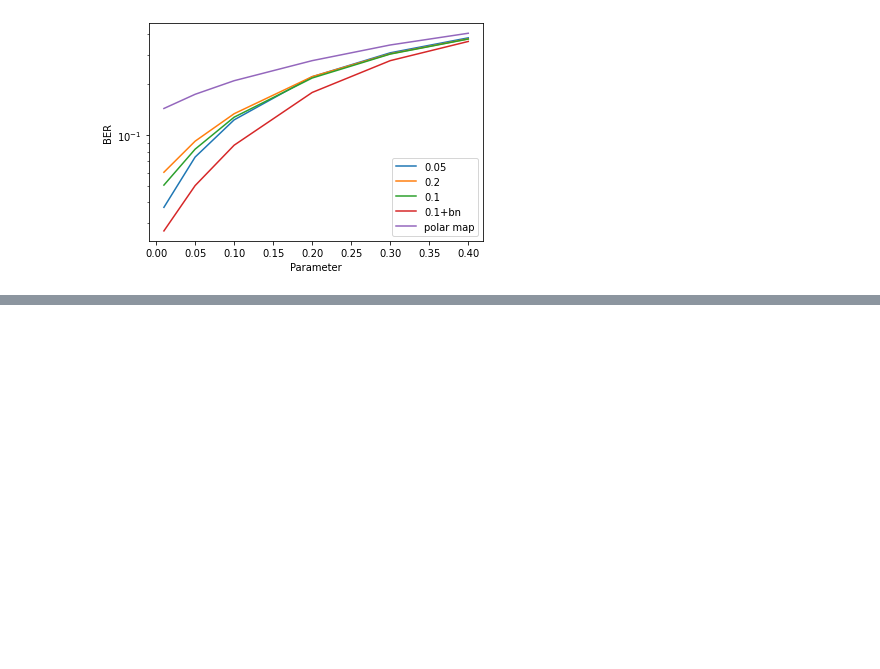
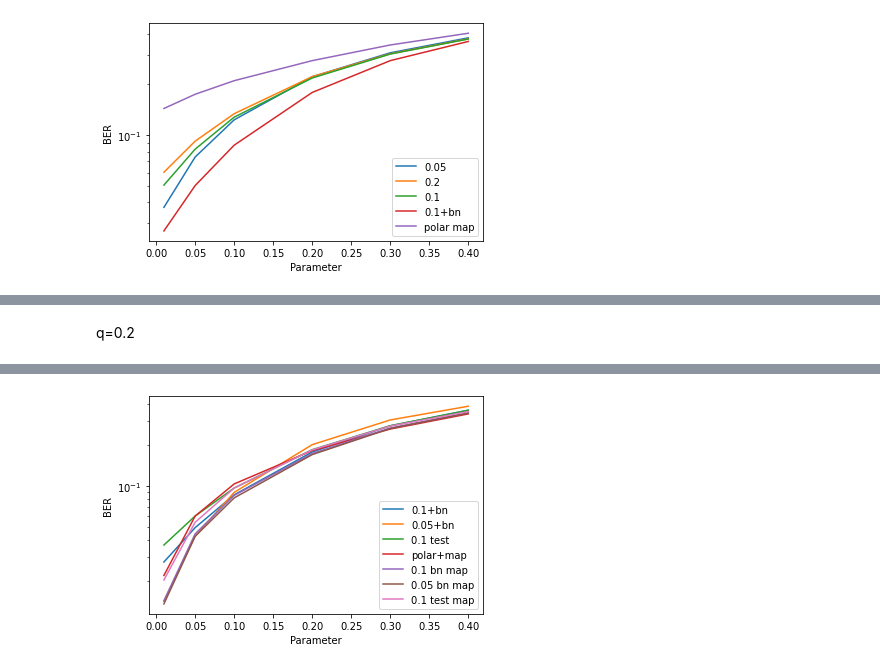
Before and after one commit to remzawi/deep_fec, a Jupyter notebook: BACOHAutoencoder_Plots.ipynb, the cells around one changed output, grey strips where cells are left out. Drawn from its saved outputs; the diff is of its cells as text; code cells hidden in the pictures; blank space fills up the shorter version.

```diff
--- a/BACOHAutoencoder_Plots.ipynb
+++ b/BACOHAutoencoder_Plots.ipynb
@@ -104,0 +127,19 @@ WARNING:tensorflow:No training configuration found in the save file, so the mode
+# %% [markdown]
+q=0.2
+# %%
+from tensorflow.keras.models import load_model
+
+encoder1,decoder1=load_model('BACOHEncoder_01_bn.h5',custom_objects={'BAC_OH2':BAC_OH2}),load_model('BACOHDecoder_01_bn.h5',custom_objects={'BAC_OH2':BAC_OH2},compile=False)
+encoder2,decoder2=load_model('BACOHEncoder_005_bn.h5',custom_objects={'BAC_OH2':BAC_OH2}),load_model('BACOHDecoder_005_bn.h5',custom_objects={'BAC_OH2':BAC_OH2},compile=False)
+encoder3,decoder3=load_model('BACOHEncoder_01_test.h5',custom_objects={'BAC_OH2':BAC_OH2,'Mish':Mish}),load_model('BACOHDecoder_01_test.h5',custom_objects={'BAC_OH2':BAC_OH2,'Mish':Mish},compile=False)
+
+
+encoder_list,decoder_list=[encoder1,encoder2,encoder3],[decoder1,decoder2,decoder3]
+#encoder_list,decoder_list=[encoder1,encoder2],[decoder1,decoder2]
+multBER(encoder_list,decoder_list,'BAC',[0.01,0.05,0.1,0.2,0.3,0.4],q_param=0.07,
+        do_polar_MAP=True,enc_MAP_ind=[0,1,2],
+        save_params=False,params_name=['params_map2.npy'],
+        save_ber=False,ber_name=['ber_test_map2.npy','ber_1_lr_map2.npy','ber_1_lr2_map2.npy','ber_map2.npy'],
+        plot_ber=True,points_per_value=[200000],plot_legend=['0.1+bn','0.05+bn','0.1 test','polar+map','0.1 bn map','0.05 bn map','0.1 test map'],
+        save_fig=False,fig_name='ALLModelsBERwmap2.pdf')
+# %% [output]
@@ -104,0 +149 @@ WARNING:tensorflow:No training configuration found in the save file, so the mode
+[figure, added]
```
Also changed, not shown: parts of 6 cells of this notebook, 2 other files.
